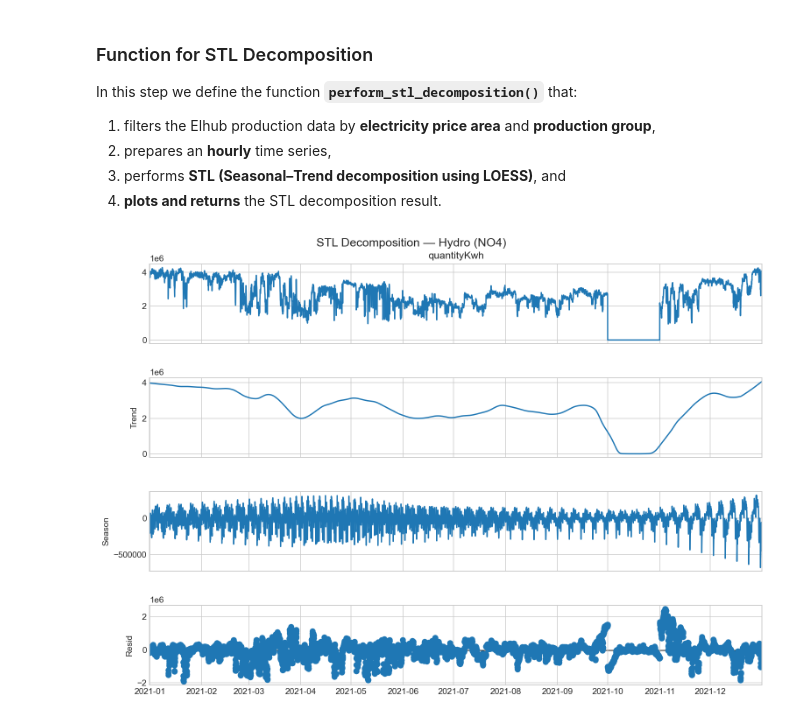
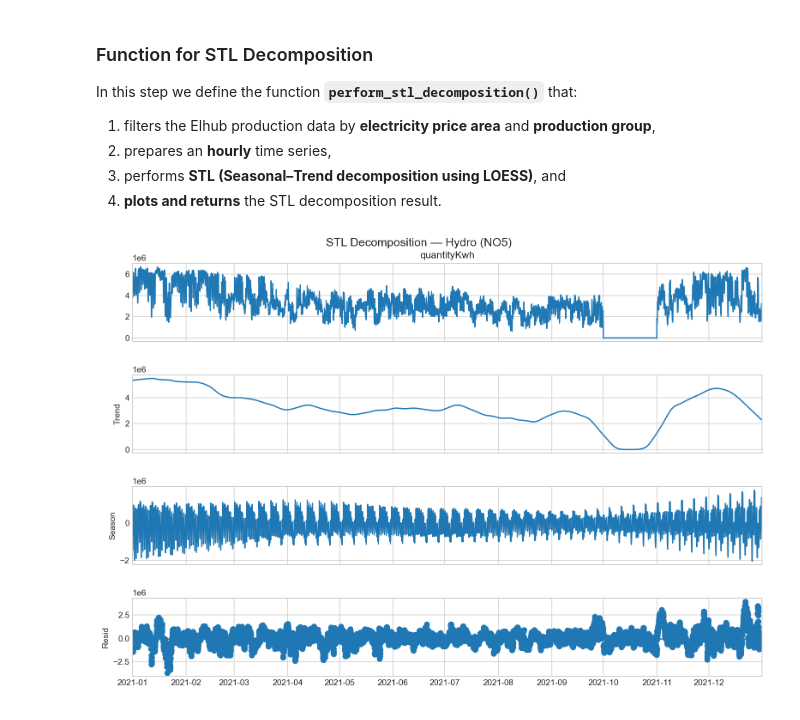
Before and after one commit to MajedAlmnety/IND320-Project-Part1, a Jupyter notebook: notebook/project_work_part3.ipynb, the cells around one changed output. Saved outputs shown, nothing was run; the diff lists cells and outputs as text; code cells hidden in the pictures.

```diff
--- a/notebook/project_work_part3.ipynb
+++ b/notebook/project_work_part3.ipynb
@@ -513,7 +513,7 @@ from statsmodels.tsa.seasonal import STL
 
 def stl_decompose_simple(
     df,
-    area="NO3",                # default area
+    area="NO1",                # default area
     production_group="hydro",  # default production type
     period_length=24*7,        # one week for hourly data
     seasonal=25,               # smoother for seasonal pattern
@@ -582,12 +582,12 @@ def stl_decompose_simple(
 # %%
 fig, res = stl_decompose_simple(
     elhub_df,
-    area="NO4",
+    area="NO5",
     production_group="hydro",
     period_length=24*7,  # one week of hourly data
     seasonal=25,
     trend=601,
     robust=True
 )
 # %% [output]
-[figure, old version]
+[figure, new version]
```
